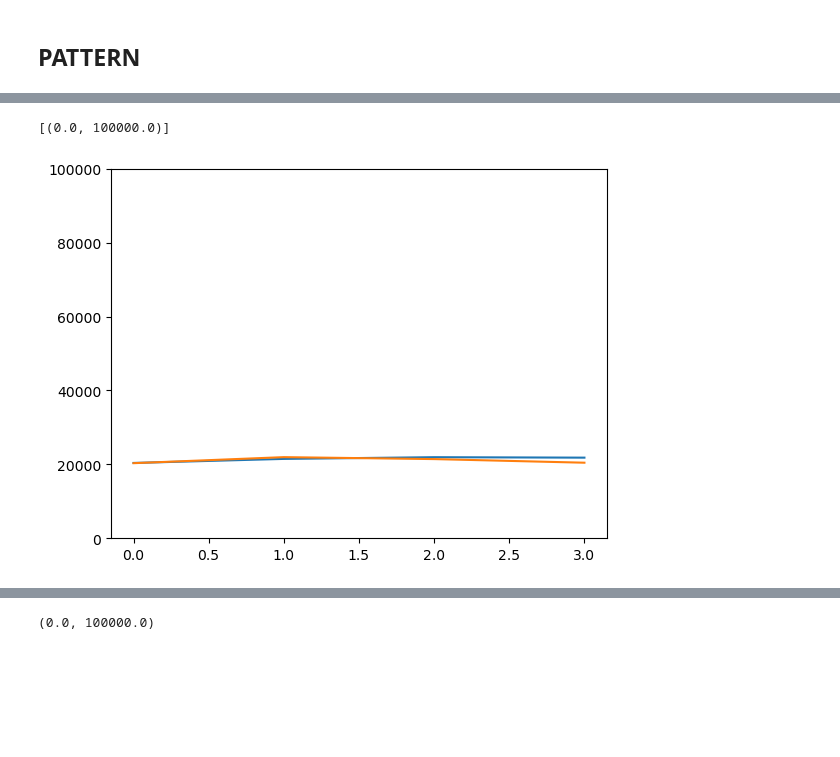
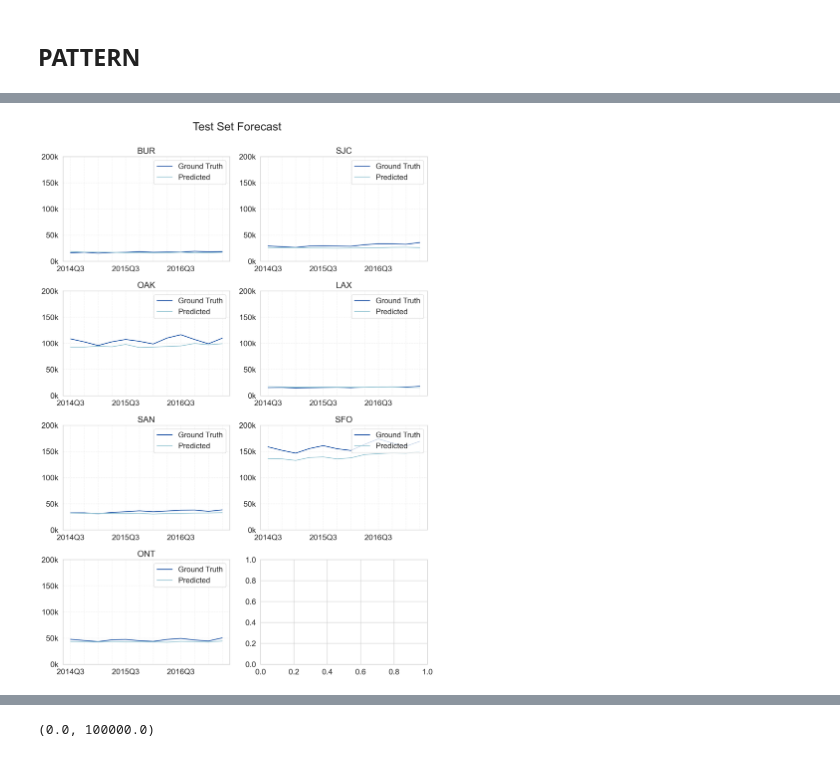
Before and after one commit to caoalbert/DeepAir, a Jupyter notebook: check.ipynb, the cells around one changed output, grey strips where cells are left out. Cells and saved outputs as stored; diff of their text form; code cells hidden in the pictures; blank space fills up the shorter version.

Commit message:
updates on scalers

```diff
--- a/check.ipynb
+++ b/check.ipynb
@@ -313,9 +302,35 @@ ax.legend()
-# %%
-fig, ax = plt.subplots()
-ax.plot(train_y[4,3,:], label='Ground Truth')
-ax.plot(train_y_predicted[4,3,:], label='Predicted')
-ax.plot(title='train set')
-ax.set(ylim=(0, 100000))
-# %% [output]
-[(0.0, 100000.0)]
-[figure, removed]
+# %%
+airport_names = ['BUR', 'OAK', 'SAN', 'ONT', 'SJC', 'LAX', 'SFO']
+# %%
+import matplotlib.pyplot as plt
+from matplotlib.ticker import MultipleLocator
+import matplotlib
+
+import seaborn as sns
+sns.set(style ="whitegrid", font_scale=1.5)
+color_platte = ['#93003a', '#00429d', '#93c4d2', '#6ebf7c']
+matplotlib.rcParams.update({'legend.fontsize': 16, 'legend.handlelength': 2})
+
+fig, ax = plt.subplots(ncols=2, nrows=4, dpi=200, figsize=(12, 16))
+
+
+minorLocator = MultipleLocator(1)
+for i in range(2):
+    for j in range(4):
+        if i*4+j >= 7:
+            break
+        ax[j,i].plot(test_y[0,i*4+j,:], label='Ground Truth', color=color_platte[1])
+        ax[j,i].plot(test_y_predicted[0,i*4+j,:], label='Predicted', color=color_platte[2])
+        ax[j,i].set(ylim=(0, 200000), title=airport_names[i*4+j])
+        ax[j,i].legend(loc='upper right')
+        ax[j,i].set(yticks=np.arange(0, 250000, 50000),
+                    yticklabels=[str(i)+'k' for i in range(0, 250, 50)],
+                    xticks=np.arange(0, 12,4),
+                    xticklabels=[str(i)+f'Q{3}' for i in range(2014,2017,1)])
+        ax[j,i].xaxis.set_minor_locator(minorLocator)
+        ax[j,i].grid(True, alpha=0.25, linestyle='--', which='both')
+
+plt.tight_layout()
+fig.text(0.5, 1.02, 'Test Set Forecast', ha='center', va='center', size=24);
+# %% [output]
+[figure, added]
```
Also changed, not shown: parts of 2 cells of this notebook, 4 other files.
